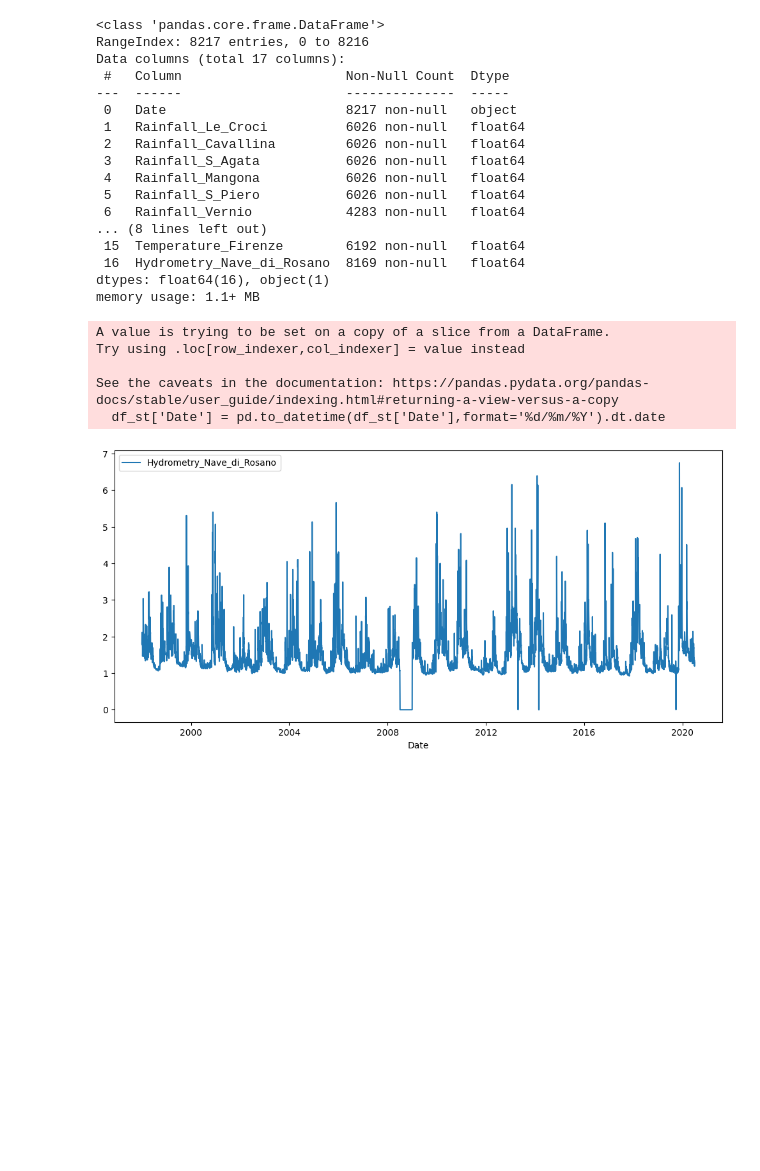
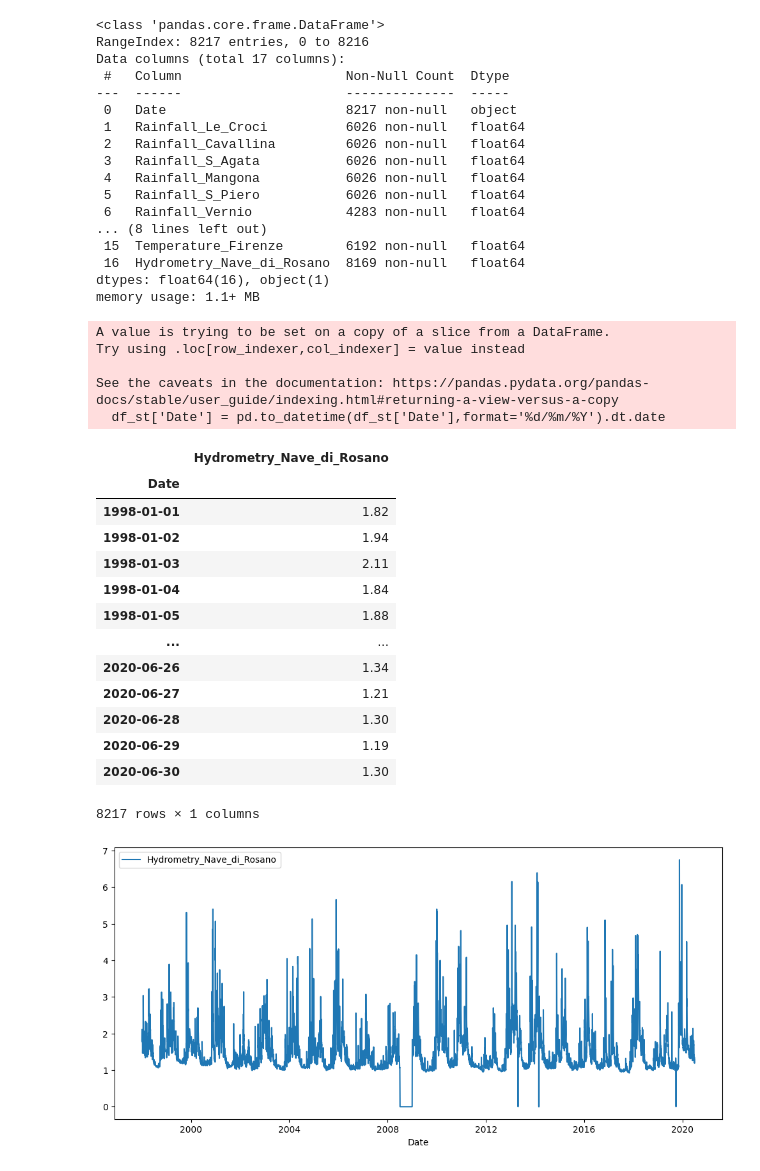
Before and after one commit to 4GeeksAcademy/Kaggle_exercise, a Jupyter notebook: src/explore.ipynb, the cells around one changed output. Drawn from its saved outputs; the diff is of its cells as text; code cells hidden in the pictures; blank space fills up the shorter version.

```diff
--- a/src/explore.ipynb
+++ b/src/explore.ipynb
@@ -42,13 +42,29 @@ memory usage: 1.1+ MB
 # %%
 df_st = df[['Date', 'Hydrometry_Nave_di_Rosano']]
 df_st['Date'] = pd.to_datetime(df_st['Date'],format='%d/%m/%Y').dt.date
 df_st = df_st.set_index('Date')
+
+df_st
 # %% [output]
 A value is trying to be set on a copy of a slice from a DataFrame.
 Try using .loc[row_indexer,col_indexer] = value instead
 
 See the caveats in the documentation: https://pandas.pydata.org/pandas-docs/stable/user_guide/indexing.html#returning-a-view-versus-a-copy
   df_st['Date'] = pd.to_datetime(df_st['Date'],format='%d/%m/%Y').dt.date
+|  | Hydrometry_Nave_di_Rosano |
+| Date |  |
+| 1998-01-01 | 1.82 |
+| 1998-01-02 | 1.94 |
+| 1998-01-03 | 2.11 |
+| 1998-01-04 | 1.84 |
+| 1998-01-05 | 1.88 |
+| ... | ... |
+| 2020-06-26 | 1.34 |
+| 2020-06-27 | 1.21 |
+| 2020-06-28 | 1.30 |
+| 2020-06-29 | 1.19 |
+| 2020-06-30 | 1.30 |
+8217 rows × 1 columns
 # %%
 import matplotlib.pyplot as plt
 import seaborn as sns
```
Also changed, not shown: parts of 2 cells of this notebook.
